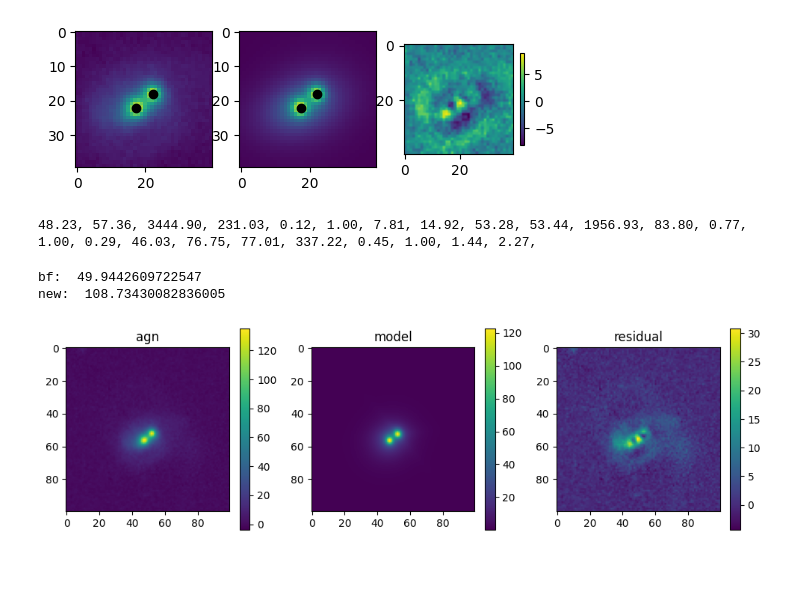
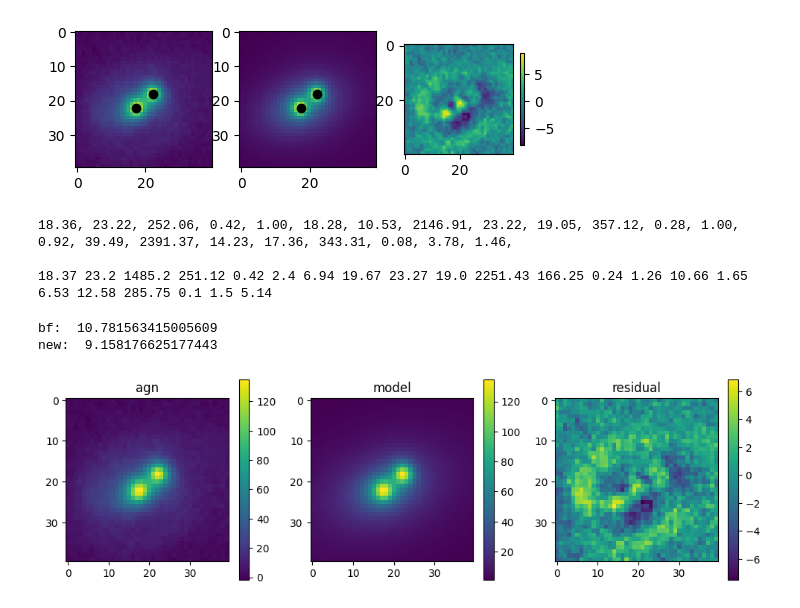
Before and after one commit to insepien/dualAGN, a Jupyter notebook: scrap_notebooks/checkFit.ipynb, the cells around one changed output. Saved outputs shown, nothing was run; the diff lists cells and outputs as text; code cells hidden in the pictures; blank space fills up the shorter version.

```diff
--- a/scrap_notebooks/checkFit.ipynb
+++ b/scrap_notebooks/checkFit.ipynb
@@ -373,6 +524,2 @@ pickle.dump(savedata,open("fit_psf20_psfFirst.pkl","wb"))
 # %% [markdown]
 # fit result analysis
-# %%
-with open("fit_psf20_bulgeFirst.pkl", 'rb') as file:
-    d = pickle.load(file)
-d.keys()
@@ -381,21 +526,3 @@ dict_keys(['modelNames', 'configs', 'modelImage', 'fitResults', 'paramNames'])
 # %%
-fig,ax = plt.subplots(6,3,figsize=(9,18))
-ax = ax.ravel()
-fitStats = [d['fitResults'][i].fitStat for i in range(18)]
-modNum = 18
-for i, j in zip(np.argsort(fitStats),np.arange(modNum)):
-    resi = imageAGNcrop-d['modelImage'][i]
-    im = ax[j].imshow(resi,cmap="gray")
-    title = d['modelNames'][i]
-    title = '\n'.join(title.split(',', 1)) if len(title) > 15 else title
-    ax[j].set_title(title, fontsize=10)
-    fig.colorbar(im, ax=ax[j], shrink=0.7)
-    rmsNoise = np.sqrt(np.sum(resi**2)/(resi.shape[0]**2))
-    iRatio = np.max(resi)/np.max(imageAGNcrop)
-    ax[j].text(0.05, 0.25, f"ML:{fitStats[i]:.2f}", transform=ax[j].transAxes, fontsize=10, color='lightblue')
-    ax[j].text(0.05, 0.15, f"noise RMS:{rmsNoise:.2f}", transform=ax[j].transAxes, fontsize=10, color='lightblue')
-    ax[j].text(0.05, 0.05, f"I_res/I_pk:{iRatio:.2f}", transform=ax[j].transAxes, fontsize=10, color='lightblue')
-
-fig.suptitle("Fitting models with bulge first")
-fig.tight_layout();
+plot_fit("fit_20x20_psf400newFirst_freeN.pkl", "Fit psf first, free Sersic index, with normalized PSF400")
 # %% [output]
@@ -445,20 +560,20 @@ def printFitResult(modelName):
         print(f"{i:.2f}, ", end="")
 
 
-def plotNewP(modelName,newP,skylevel=654.63):
+def plotNewP(modelName,newP,image,skylevel=654.63):
     """plot data, model, residual using new parameter set"""
     i = np.where(np.array(d['modelNames']) == modelName)[0][0]
     bf = d['fitResults'][i].params
     model = d['configs'][i]
-    fitter = pyimfit.Imfit(model,psf=psf1)
-    fitter.loadData(imageAGN, gain=9.942e-1, read_noise=0.22, original_sky=skylevel)
+    fitter = pyimfit.Imfit(model,psf=psf400)
+    fitter.loadData(image, gain=9.942e-1, read_noise=0.22, original_sky=skylevel)
     modelImage = fitter.getModelImage(newParameters = newP)
     fig,ax = plt.subplots(1,3,figsize=(12,5))
-    im0 = ax[0].imshow(imageAGN)
+    im0 = ax[0].imshow(image)
     #[ax[i].plot(newP[0]-1,newP[1]-1,"ro",markersize=0.5,markerfacecolor='none') for i in range(3)]
     #[ax[i].plot(newP[pos2_ind[0]]-1,newP[pos2_ind[1]]-1,"bo",markersize=0.5,markerfacecolor='none') for i in range(3)]
     im1 = ax[1].imshow(modelImage)
-    im2 =ax[2].imshow(imageAGN-modelImage)
+    im2 =ax[2].imshow(image-modelImage)
     [fig.colorbar([im0,im1,im2][i],ax=ax[i],shrink=0.7) for i in range(3)]
     [ax[i].set_title(["agn", "model", "residual"][i]) for i in range(3)];
     print("bf: ", fitter.computeFitStatistic(bf))
@@ -588,17 +677,19 @@ ML: 10.781563415005609
 [figure]
 [figure]
 # %%
-printFitResult("2psf+gaussian,sameCenter,overall Sersic")
+printFitResult("2psf+sersic,sameCenter,overall Gaussian")
+print('\n')
+print(18.37, 23.20, 1485.20, 251.12, 0.42, 2.40, 6.94, 19.67, 23.27, 19.00, 2251.43, 166.25, 0.24, 1.26, 10.66, 1.65, 6.53, 12.58, 285.75, 0.10, 1.50, 5.14)
 # %% [output]
-48.23, 57.36, 3444.90, 231.03, 0.12, 1.00, 7.81, 14.92, 53.28, 53.44, 1956.93, 83.80, 0.77, 1.00, 0.29, 46.03, 76.75, 77.01, 337.22, 0.45, 1.00, 1.44, 2.27,
+18.36, 23.22, 252.06, 0.42, 1.00, 18.28, 10.53, 2146.91, 23.22, 19.05, 357.12, 0.28, 1.00, 0.92, 39.49, 2391.37, 14.23, 17.36, 343.31, 0.08, 3.78, 1.46,
+
+18.37 23.2 1485.2 251.12 0.42 2.4 6.94 19.67 23.27 19.0 2251.43 166.25 0.24 1.26 10.66 1.65 6.53 12.58 285.75 0.1 1.5 5.14
 # %%
-newp = [48.23, 57.36, 2444.90,
-        231.03, 0.12, 1.00, 7.81, 10.92,
-        53.28, 53.44, 1956.93,
-        83.80, 0.77, 1.00, 3.29, 10.03,
-        50,50, 200.22, 0.45, 1.00, 30, 40.27]
-plotNewP("2psf+sersic,sameCenter,overall Sersic",newp)
+newp = [18.36, 23.22, 252.06, 0.42, 2.4, 6.94, 19.67, 1485.2,
+        23.22, 19.05, 166.25, 0.24, 1.26, 10.66, 1.65, 2251,
+        6, 12, 285, 0.1, 1.5, 5.14]
+plotNewP("2psf+sersic,sameCenter,overall Gaussian",newp,image=imageAGNcrop)
 # %% [output]
-bf:  49.9442609722547
-new:  108.73430082836005
+bf:  10.781563415005609
+new:  9.158176625177443
-[figure, old version]
+[figure, new version]
```
Also changed, not shown: parts of 22 cells of this notebook, 9 other files.
